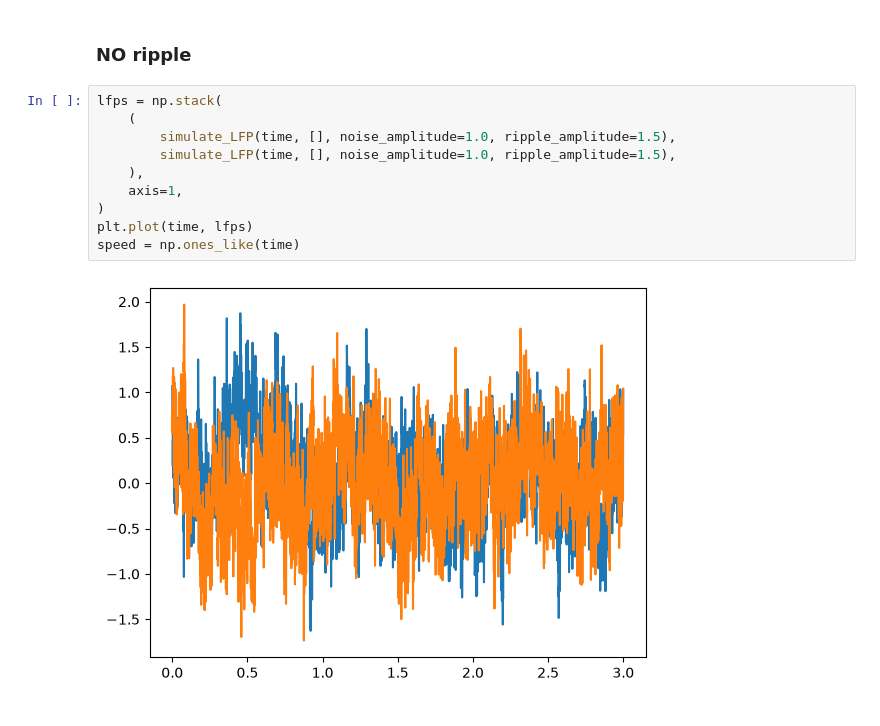
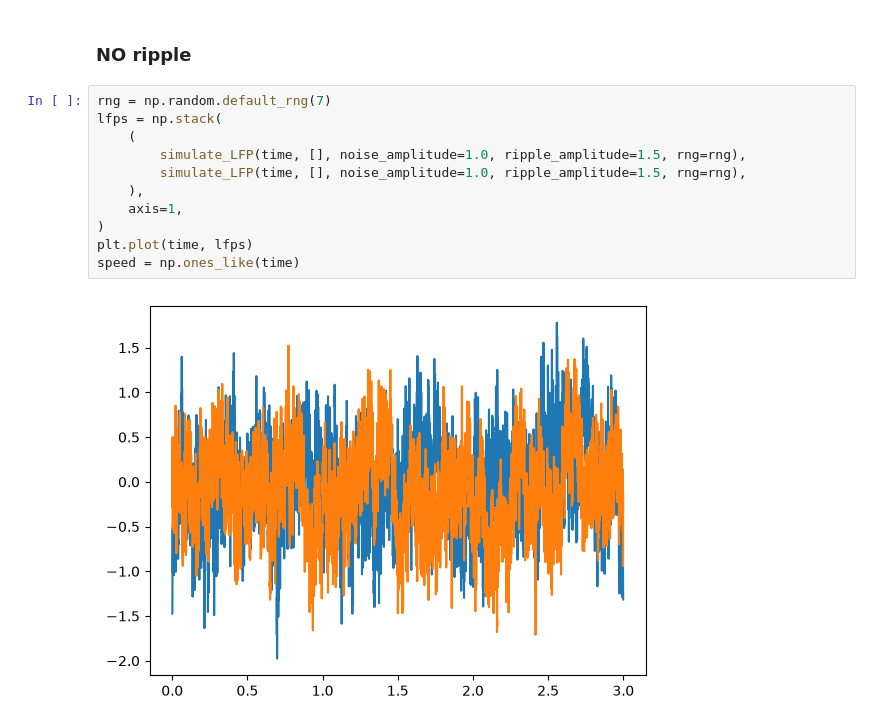
Before and after one commit to Eden-Kramer-Lab/ripple_detection, a Jupyter notebook: examples/detection_examples.ipynb, the cells around one changed output. Cells and saved outputs as stored; diff of their text form.

```diff
--- a/examples/detection_examples.ipynb
+++ b/examples/detection_examples.ipynb
@@ -400,17 +401,18 @@ for ripple in Kay_ripple_times.itertuples():
 # %% [markdown]
 ### NO ripple
 # %%
+rng = np.random.default_rng(7)
 lfps = np.stack(
     (
-        simulate_LFP(time, [], noise_amplitude=1.0, ripple_amplitude=1.5),
-        simulate_LFP(time, [], noise_amplitude=1.0, ripple_amplitude=1.5),
+        simulate_LFP(time, [], noise_amplitude=1.0, ripple_amplitude=1.5, rng=rng),
+        simulate_LFP(time, [], noise_amplitude=1.0, ripple_amplitude=1.5, rng=rng),
     ),
     axis=1,
 )
 plt.plot(time, lfps)
 speed = np.ones_like(time)
 # %% [output]
-[figure, old version]
+[figure, new version]
 # %%
 filtered_lfps = filter_ripple_band(lfps, SAMPLING_FREQUENCY)
 Karlsson_ripple_times = Karlsson_ripple_detector(
```
Also changed, not shown: parts of 20 cells of this notebook.
